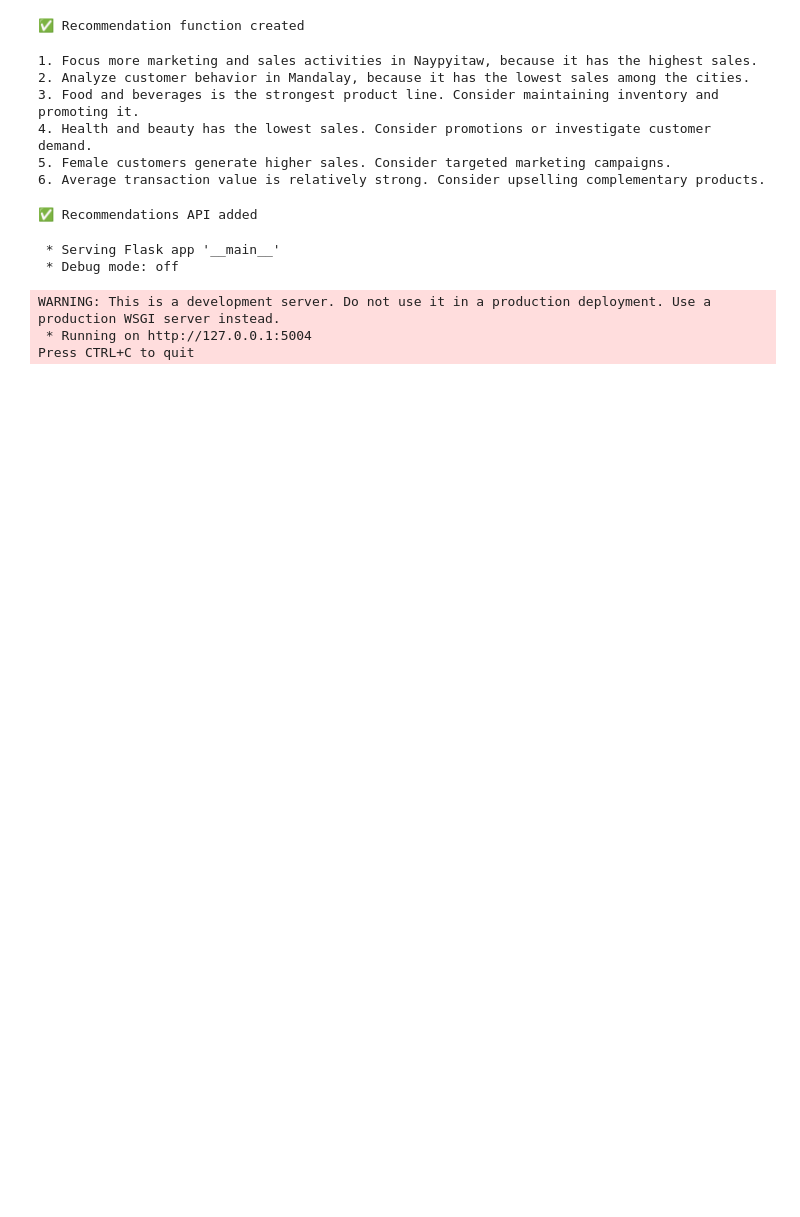
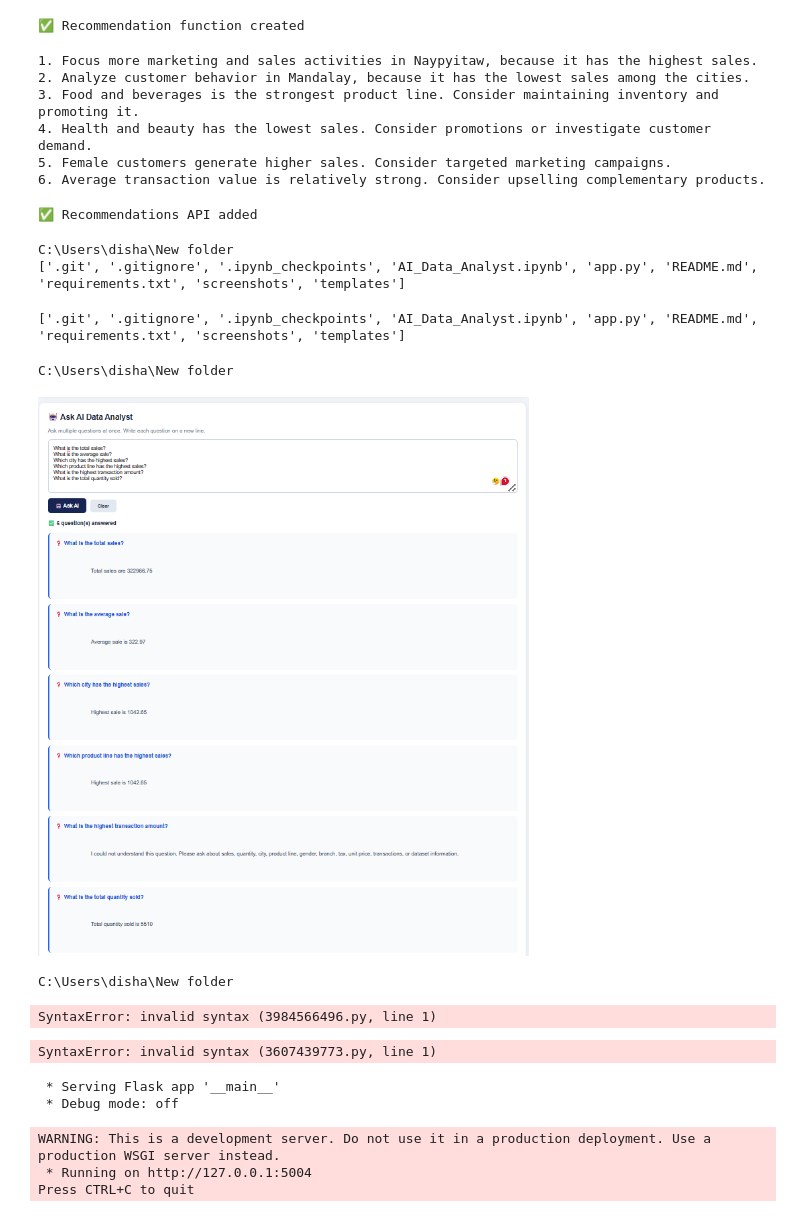
Before and after one commit to DISHAJADHAV99/AI-Data-Analysis, a Jupyter notebook: AI_Data_Analyst.ipynb, the cells around one changed output. Saved outputs shown, nothing was run; the diff lists cells and outputs as text; code cells hidden in the pictures; blank space fills up the shorter version.

Commit message:
Update project notebook and dashboard

```diff
--- a/AI_Data_Analyst.ipynb
+++ b/AI_Data_Analyst.ipynb
@@ -3460,6 +3457,43 @@ def recommendations():
 print("✅ Recommendations API added")
 # %% [output]
 ✅ Recommendations API added
+# %%
+import os
+
+print(os.getcwd())
+print(os.listdir())
+# %% [output]
+C:\Users\disha\New folder
+['.git', '.gitignore', '.ipynb_checkpoints', 'AI_Data_Analyst.ipynb', 'app.py', 'README.md', 'requirements.txt', 'screenshots', 'templates']
+# %%
+import os
+print(os.listdir())
+# %% [output]
+['.git', '.gitignore', '.ipynb_checkpoints', 'AI_Data_Analyst.ipynb', 'app.py', 'README.md', 'requirements.txt', 'screenshots', 'templates']
+# %%
+from pathlib import Path
+
+print(Path.cwd())
+# %% [output]
+C:\Users\disha\New folder
+# %%
+from IPython.display import Image, display
+
+display(Image(filename="screenshots/dashboard.png"))
+# %% [output]
+[figure, added]
+# %%
+cd "C:\Users\disha\New folder"
+# %% [output]
+C:\Users\disha\New folder
+# %%
+git add README.md screenshots
+# %% [output]
+SyntaxError: invalid syntax (3984566496.py, line 1)
+# %%
+git commit -m "Add dashboard screenshots"
+# %% [output]
+SyntaxError: invalid syntax (3607439773.py, line 1)
 # %%
 app.run(
     host="127.0.0.1",
```
Also changed, not shown: parts of 15 cells of this notebook, 1 other file.
